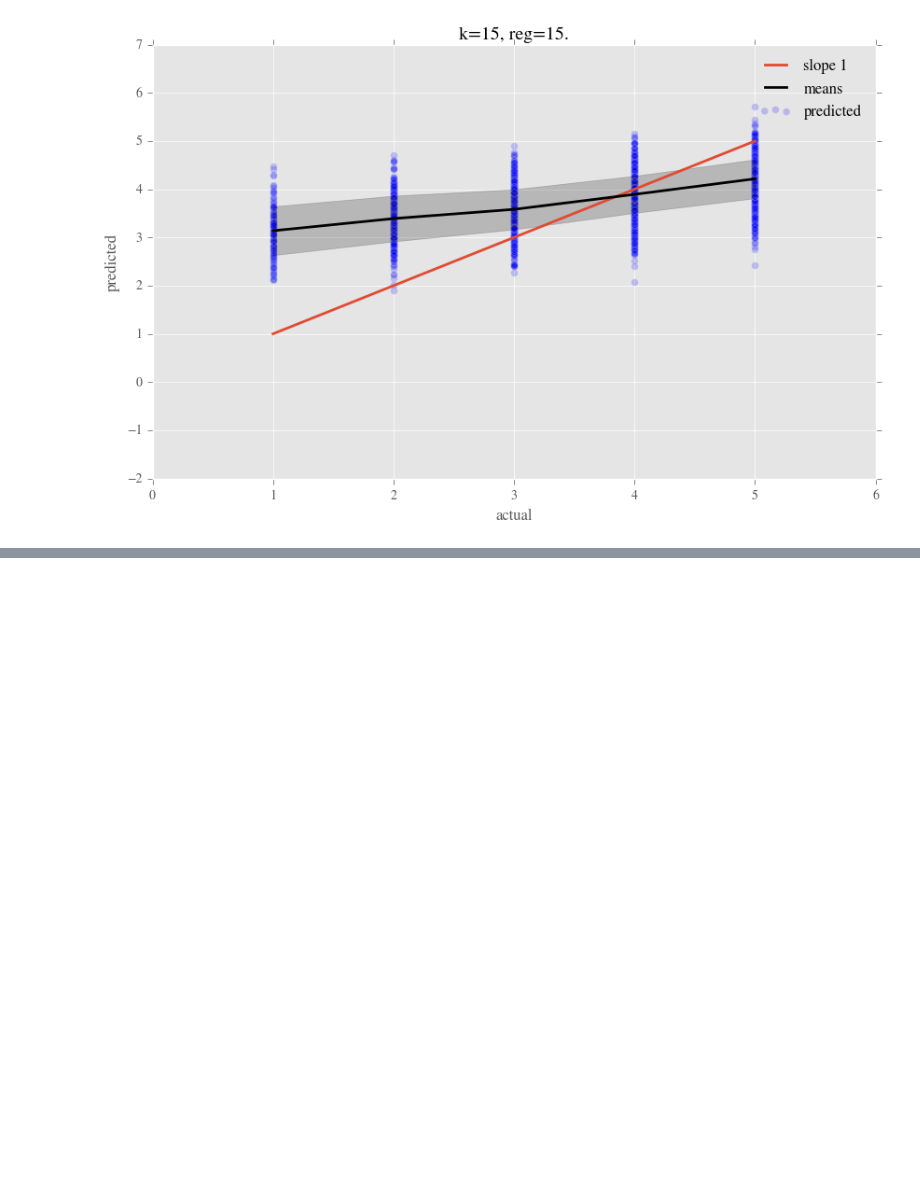
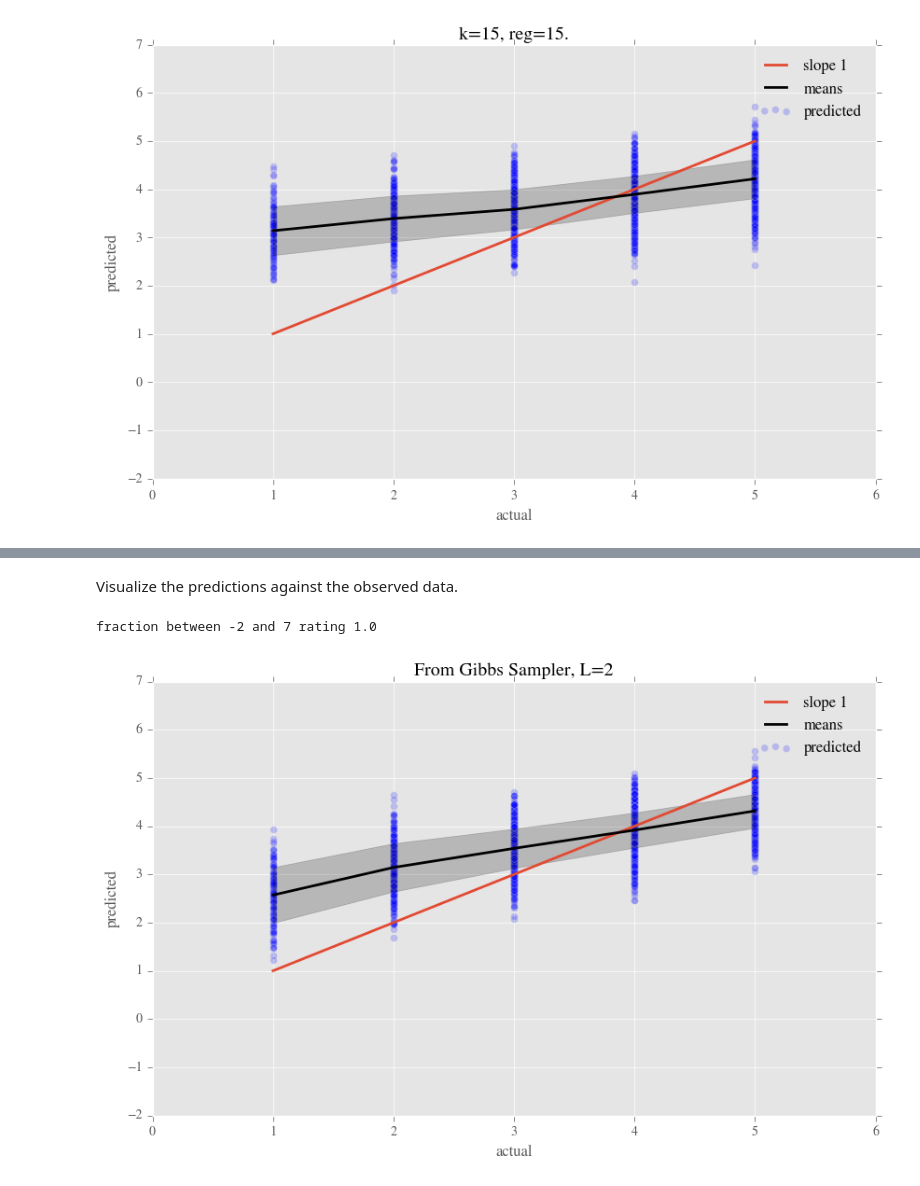
Before and after one commit to yinghsienwu/RestaurantsRecommender, a Jupyter notebook: Restaurant_recommendation_system.ipynb, the cells around one changed output, grey strips where cells are left out. Drawn from its saved outputs; the diff is of its cells as text; code cells hidden in the pictures; blank space fills up the shorter version.

Commit message:
feat: Gibbs sampler, latentfactor model

```diff
--- a/Restaurant_recommendation_system.ipynb
+++ b/Restaurant_recommendation_system.ipynb
@@ -906,0 +1022,26 @@ In contrast, **the Bayesian approach to a problem always begins with a probablis
+# %%
+"""
+Function
+--------
+theta_u_draw
+
+Draw a single sample from the conditional posterior distribution
+of gamma_m.
+
+Inputs
+-------
+X_u: A g-by-L+1 matrix, defined above.
+Y_u: A 1D vector of length g, defined above.
+sig2: Residual _variance_, as defined above.
+Lambda_theta: Prior precision matrix.
+
+Outputs
+--------
+Single draw from conditional posterior, defined above.
+"""
+def Theta_U_Draw(X_u, Y_u, sig2, Lambda_theta):
+    # Compute matrices that define conditional posterior.
+    Q_u_inv = np.linalg.inv(np.dot(X_u.T, X_u)/sig2+Lambda_theta)
+    XtY = np.dot(X_u.T, Y_u)
+    # Draw user-specific parameters
+    return np.random.multivariate_normal(np.dot(Q_u_inv,XtY)/sig2,Q_u_inv)
@@ -906,0 +1188,4 @@ In contrast, **the Bayesian approach to a problem always begins with a probablis
+# %%
+gibbs_out = Factor_Gibbs(smalldf, 2, 1000, 0.1, 0.1)
+burnin = 200
+predicted = np.mean(gibbs_out['EY'][:,burnin:], axis=1)
@@ -906,0 +1203,7 @@ In contrast, **the Bayesian approach to a problem always begins with a probablis
+# %% [markdown]
+Visualize the predictions against the observed data.
+# %%
+Compare_Results(smalldf.stars.values, predicted, ylow=-2, yhigh=7, title="From Gibbs Sampler, L=2")
+# %% [output]
+fraction between -2 and 7 rating 1.0
+[figure, added]
```
Also changed, not shown: parts of 10 cells of this notebook.
